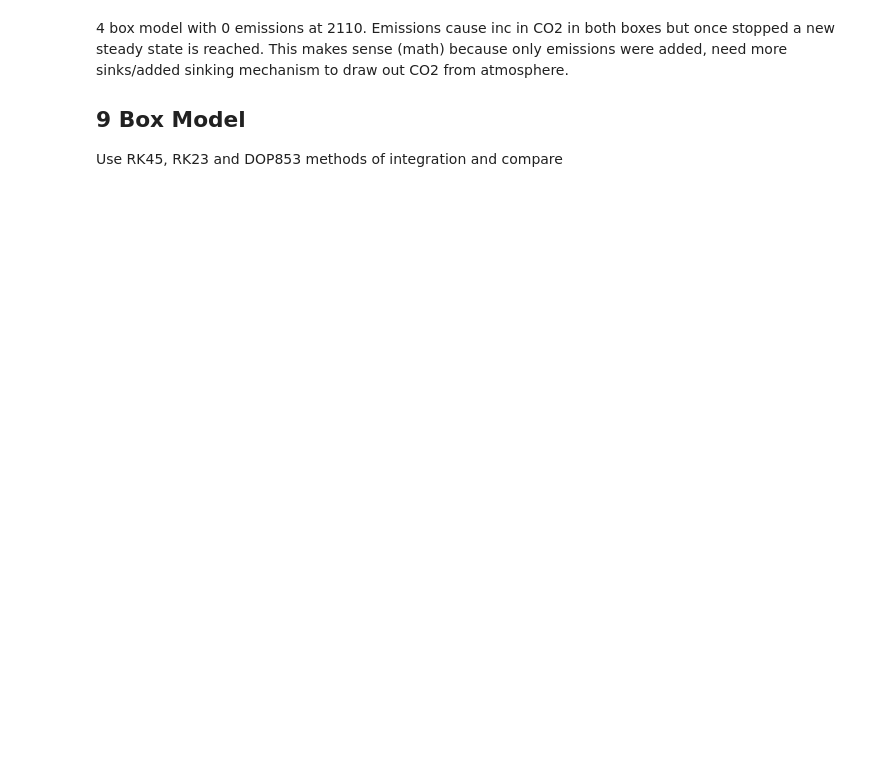
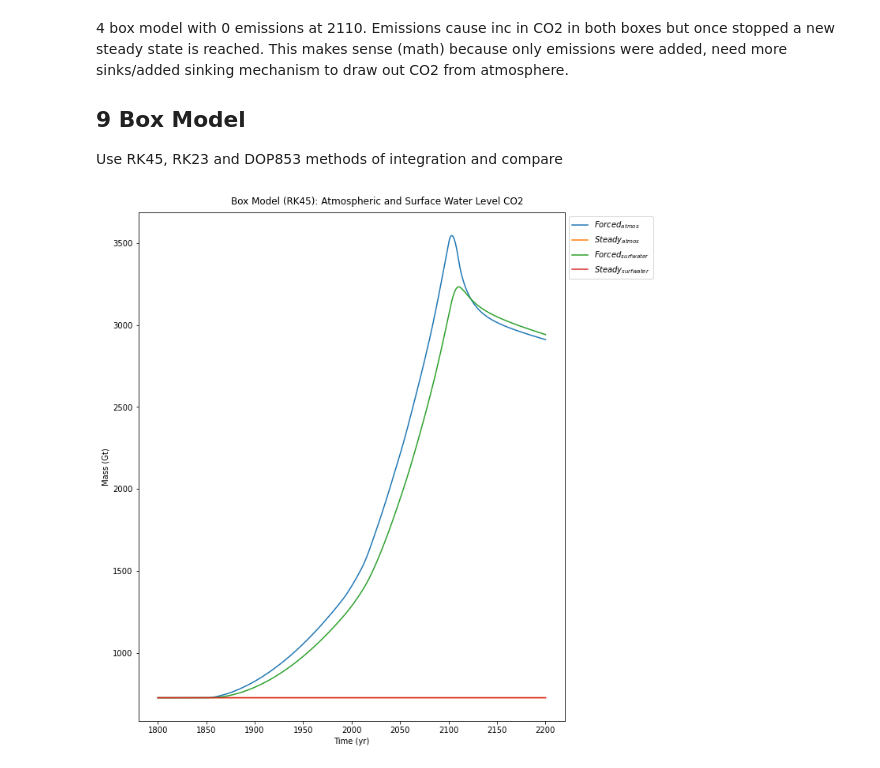
Before and after one commit to cmparr/EOSC453, a Jupyter notebook: Assignment1.ipynb, the cells around one changed output. Cells and saved outputs as stored; diff of their text form; code cells hidden in the pictures; blank space fills up the shorter version.

```diff
--- a/Assignment1.ipynb
+++ b/Assignment1.ipynb
@@ -59,10 +58,34 @@ plt.show()
 ## 9 Box Model
 Use RK45, RK23 and DOP853 methods of integration and compare
 # %%
+## Question 1: plot box 1 and 2 using odeint
 #del Mforced, Msteady, Mrk_real, Mrkss_real
-t = (1800, 2200)
-t_start = 1500; t_end= 2200; n = 1000 # TODO want 1800-2200 time interval
+t = (1800, 2200) # want 1800-2200 time interval
+t_start = 1500; t_end= 2200; n = 1000
 #t = np.linspace(t_start, t_end, n) # some time span
-## Solveing the coupled ODEs with and without forcing, with RK4 method and ODEint
-Mforced = sci.solve_ivp(MassFlux, t, M0_9, method="RK45", vectorized = True, max_step=20, args=(1, 1)) ## t first bc Mass flux function needs t first for rk4 func.
-Msteady = sci.solve_ivp(MassFlux, t, M0_9, method="RK45", vectorized = True, max_step=20, args=(0, 0))
+## Solving the coupled ODEs with and without forcing, with RK4 method and ODEint
+Mforced = sci.solve_ivp(MassFlux, t, M0_9, method="RK45", vectorized = True, args=(1, 1)) #max_step=20, args=(1, 1)) ## t first bc Mass flux function needs t first for rk4 func.
+Msteady = sci.solve_ivp(MassFlux, t, M0_9, method="RK45", vectorized = True, args=(0, 0)) #max_step=20, args=(0, 0))
+# %%
+## PLOTTING
+plt.figure(figsize = [10, 10])
+plt.suptitle('Box Model (RK45): Atmospheric and Surface Water Level CO2')
+
+for i in range(1, 3):
+    box_num = i-1
+    # plt.subplot(2,1,i)
+    plt.plot(Mforced.t, Mforced.y[box_num, :])
+    plt.plot(Msteady.t, Msteady.y[box_num, :])
+    #plt.plot(trk, Mrk_real[:, box_num], label = 'forced, rk4')
+    #plt.plot(trk, Mrkss_real[:, box_num], label = 'steady, rk4')
+    #plt.xlim([1800, t[-1]])
+    #plt.ylim([0,1500])
+
+plt.xlabel('Time (yr)')
+plt.ylabel("Mass (Gt)")
+plt.legend(('$Forced_{atmos}$', '$Steady_{atmos}$', '$Forced_{surfwater}$', '$Steady_{surfwater}$'), bbox_to_anchor=(1,1), loc="upper left")
+plt.tight_layout()
+plt.savefig("9box_q1.png")
+plt.show()
+# %% [output]
+[figure, added]
```
Also changed, not shown: parts of 11 cells of this notebook, 1 other file.
